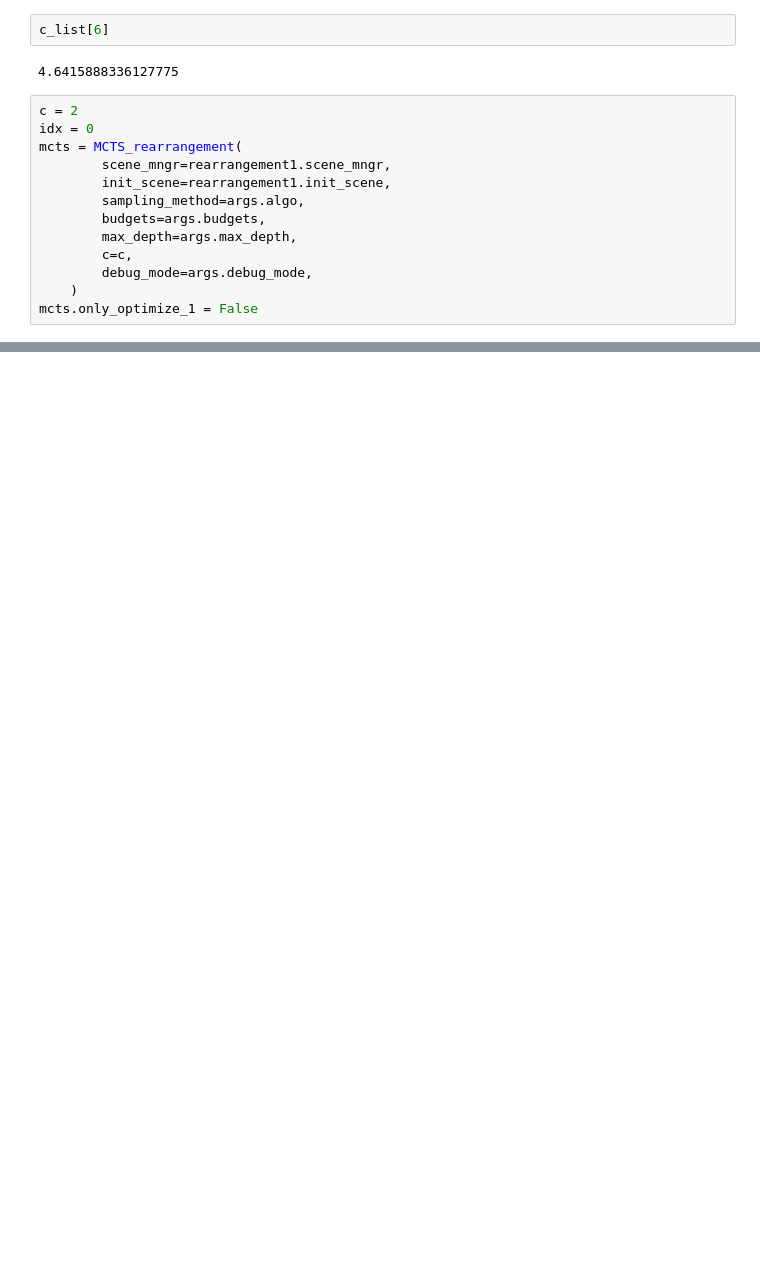
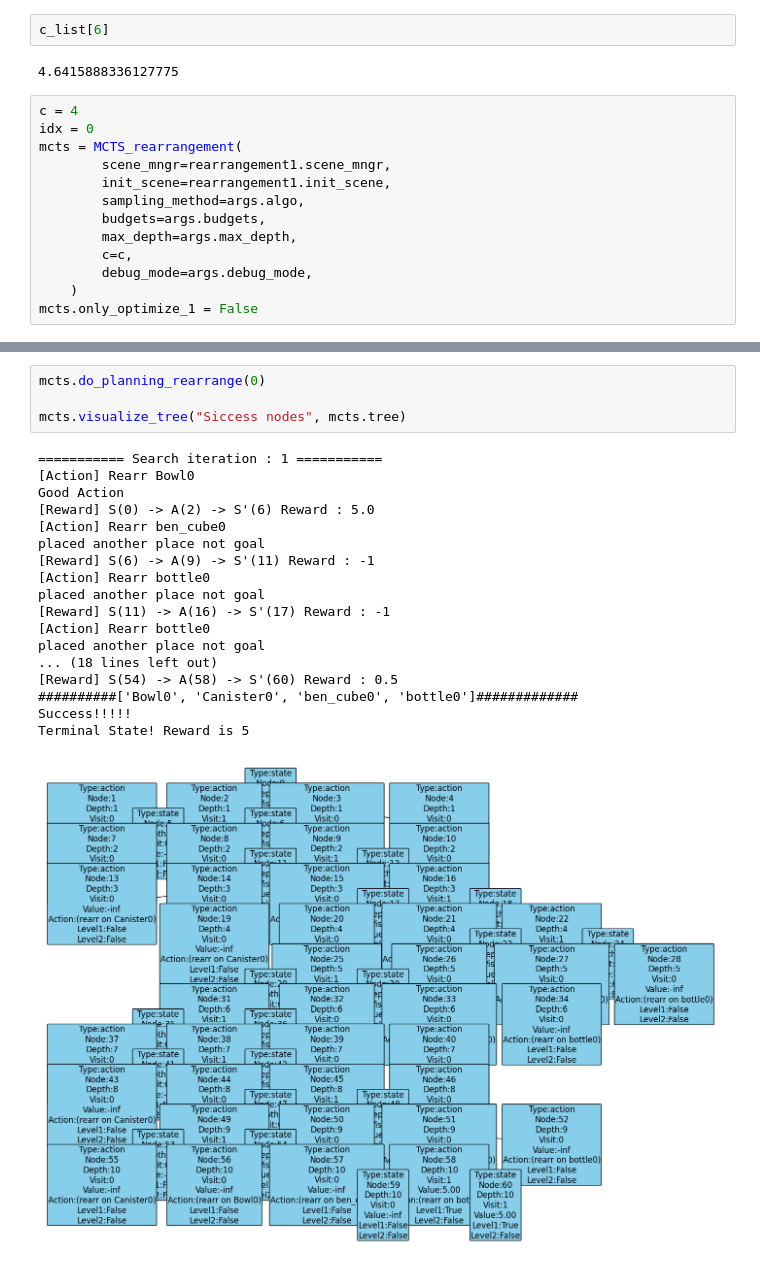
Before and after one commit to juju0111/pytamp, a Jupyter notebook: examples/doosan/action/rearrangement1/Untitled.ipynb, the cells around one changed output, grey strips where cells are left out. Drawn from its saved outputs; the diff is of its cells as text; blank space fills up the shorter version.

Commit message:
rearr_with_mcts

```diff
--- a/examples/doosan/action/rearrangement1/Untitled.ipynb
+++ b/examples/doosan/action/rearrangement1/Untitled.ipynb
@@ -107,7 +107,7 @@ c_list[6]
 # %% [output]
 4.6415888336127775
 # %%
-c = 2
+c = 4
 idx = 0
 mcts = MCTS_rearrangement(
         scene_mngr=rearrangement1.scene_mngr,
@@ -187,0 +212,23 @@ mcts.tree.nodes[0]
+# %%
+mcts.do_planning_rearrange(0)
+
+mcts.visualize_tree("Siccess nodes", mcts.tree)
+# %% [output]
+=========== Search iteration : 1 ===========
+[Action] Rearr Bowl0
+Good Action
+[Reward] S(0) -> A(2) -> S'(6) Reward : 5.0
+[Action] Rearr ben_cube0
+placed another place not goal
+[Reward] S(6) -> A(9) -> S'(11) Reward : -1
+[Action] Rearr bottle0
+placed another place not goal
+[Reward] S(11) -> A(16) -> S'(17) Reward : -1
+[Action] Rearr bottle0
+placed another place not goal
+... (18 lines left out)
+[Reward] S(54) -> A(58) -> S'(60) Reward : 0.5
+##########['Bowl0', 'Canister0', 'ben_cube0', 'bottle0']#############
+Success!!!!!
+Terminal State! Reward is 5
+[figure, added]
```
Also changed, not shown: parts of 12 cells of this notebook, 7 other files.
